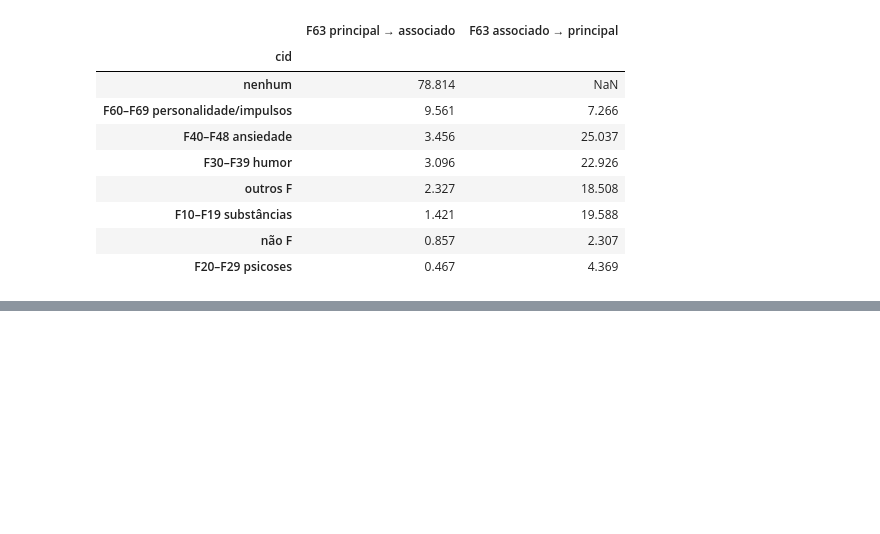
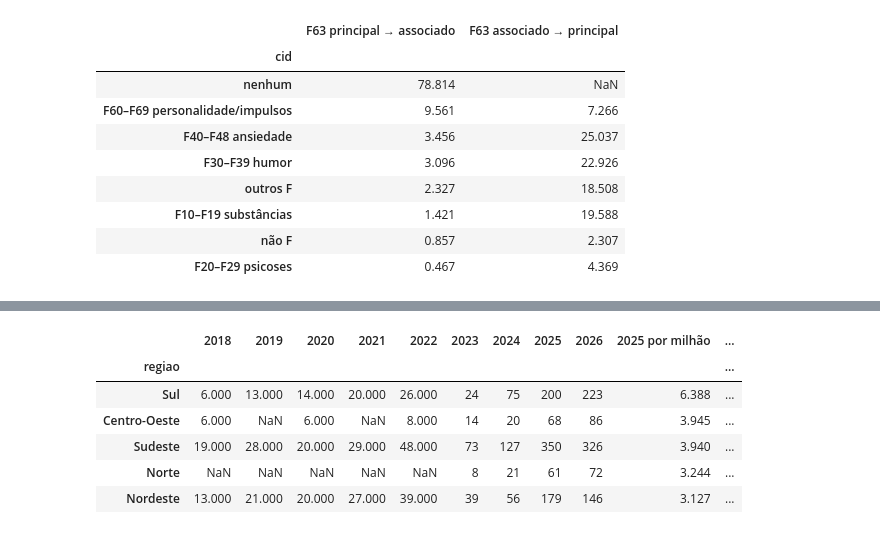
Before and after one commit to thiagorr162/bets, a Jupyter notebook: notebooks/f63_pacientes.ipynb, the cells around one changed output, grey strips where cells are left out. Cells and saved outputs as stored; diff of their text form; code cells hidden in the pictures; blank space fills up the shorter version.

```diff
--- a/notebooks/f63_pacientes.ipynb
+++ b/notebooks/f63_pacientes.ipynb
@@ -403,0 +414,24 @@ com.sort("F63 principal → associado", descending=True).to_pandas().set_index("
+# %%
+REGIOES = {"1": "Norte", "2": "Nordeste", "3": "Sudeste", "4": "Sul", "5": "Centro-Oeste"}
+f630 = (reg.filter(pl.col("f630"))
+        .with_columns(pl.col("cod_uf").str.slice(0, 1).replace_strict(REGIOES, default=None).alias("regiao"),
+                      pl.col("data").dt.year().alias("ano"))
+        .drop_nulls("regiao"))
+por_reg = f630.group_by("regiao", "ano").agg(pl.col("id").n_unique().alias("p")).pivot(on="ano", index="regiao", values="p").fill_null(0)
+por_reg = por_reg.select("regiao", *sorted(c for c in por_reg.columns if c != "regiao"))
+anos_cols = [c for c in por_reg.columns if c != "regiao"]
+pop = (pl.read_parquet(PROCESSED / "populacao_municipio.parquet").filter(pl.col("ano") == 2025)
+       .with_columns(pl.col("cod_ibge").cast(pl.String).str.slice(0, 1).replace_strict(REGIOES).alias("regiao"))
+       .group_by("regiao").agg(pl.col("populacao").sum()))
+por_reg = por_reg.join(pop, on="regiao").with_columns(
+    (pl.col("2025") / pl.col("populacao") * 1e6).alias("2025 por milhão"),
+    pl.when(pl.col("2022") >= MIN_CELULA).then(pl.col("2025") / pl.col("2022")).alias("razão 2025/2022"))
+suprimir(por_reg, anos_cols).drop("populacao").sort("2025 por milhão", descending=True).to_pandas().set_index("regiao")
+# %% [output]
+|  | 2018 | 2019 | 2020 | 2021 | 2022 | 2023 | 2024 | 2025 | 2026 | 2025 por milhão | ... |
+| regiao |  |  |  |  |  |  |  |  |  |  | ... |
+| Sul | 6.000 | 13.000 | 14.000 | 20.000 | 26.000 | 24 | 75 | 200 | 223 | 6.388 | ... |
+| Centro-Oeste | 6.000 | NaN | 6.000 | NaN | 8.000 | 14 | 20 | 68 | 86 | 3.945 | ... |
+| Sudeste | 19.000 | 28.000 | 20.000 | 29.000 | 48.000 | 73 | 127 | 350 | 326 | 3.940 | ... |
+| Norte | NaN | NaN | NaN | NaN | NaN | 8 | 21 | 61 | 72 | 3.244 | ... |
+| Nordeste | 13.000 | 21.000 | 20.000 | 27.000 | 39.000 | 39 | 56 | 179 | 146 | 3.127 | ... |
```
Also changed, not shown: parts of 7 cells of this notebook, 2 other files.
